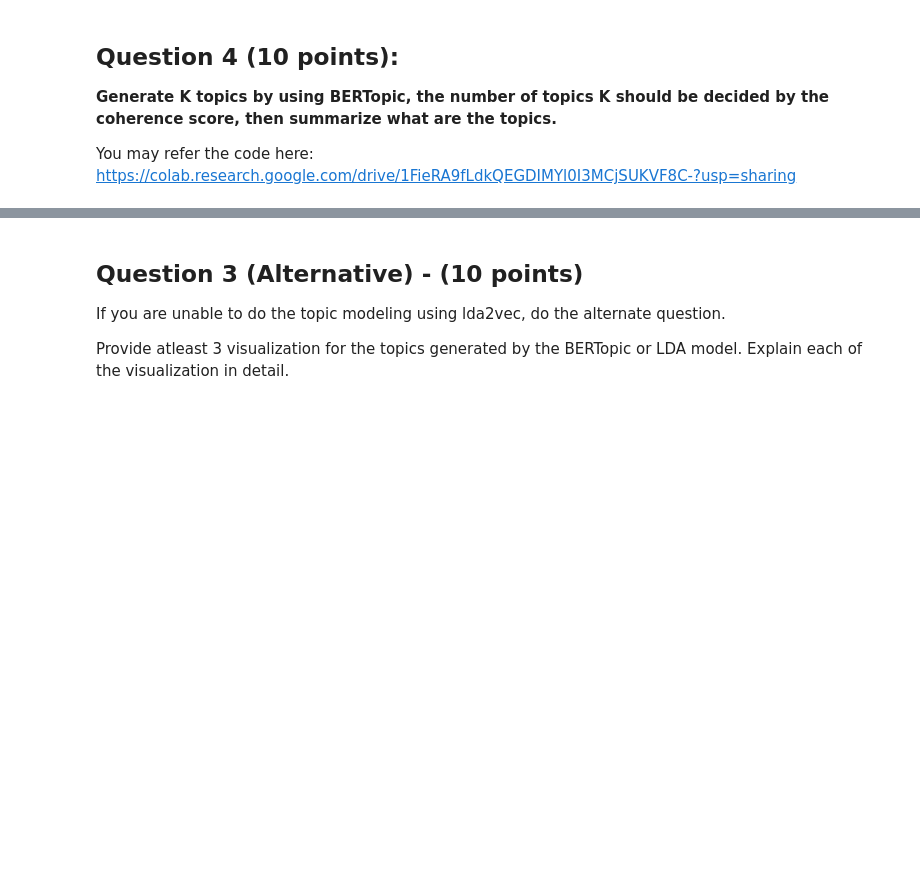
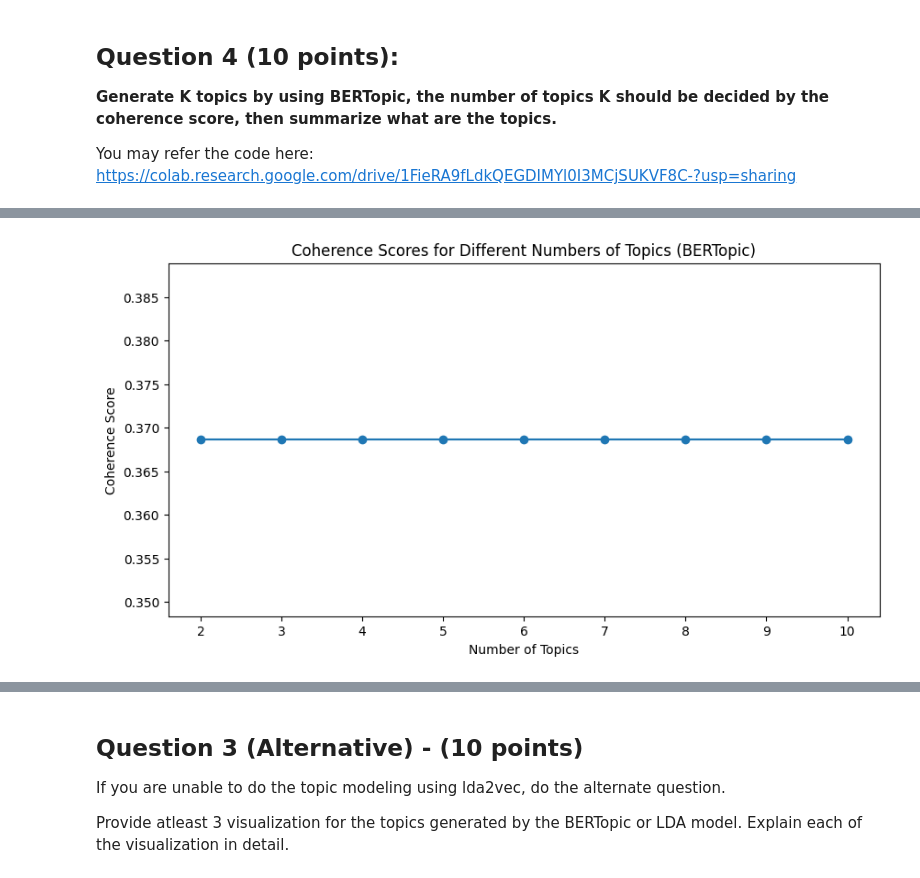
Before and after one commit to Vinuthna06reddy/VinuthnaReddy_INFO5731_FALL2024, a Jupyter notebook: INFO5731_Exercise_4_Updated.ipynb, the cells around one changed output, grey strips where cells are left out. Saved outputs shown, nothing was run; the diff lists cells and outputs as text; code cells hidden in the pictures; blank space fills up the shorter version.

```diff
--- a/INFO5731_Exercise_4_Updated.ipynb
+++ b/INFO5731_Exercise_4_Updated.ipynb
@@ -391,0 +308,89 @@ Topic 1: No keywords available.
+# %%
+# Install necessary libraries
+!pip install bertopic
+!pip install nltk
+!pip install pandas
+!pip install gensim
+!pip install umap-learn
+!pip install scikit-learn
+
+import pandas as pd
+from bertopic import BERTopic
+from gensim.corpora import Dictionary
+from gensim.models.coherencemodel import CoherenceModel
+from nltk.corpus import stopwords
+from nltk.tokenize import word_tokenize
+import nltk
+import matplotlib.pyplot as plt
+
+# Download stopwords
+nltk.download('stopwords')
+nltk.download('punkt')
+
+# Load your dataset
+data = pd.read_csv('/content/dune_2_reviews.csv')  # Replace with your data file
+text_column = 'Review Content'  # Adjust to match your column name
+
+# Preprocess the text data
+def preprocess_text(texts):
+    stop_words = set(stopwords.words('english'))
+    processed_texts = []
+    for text in texts:
+        tokens = word_tokenize(text.lower())
+        tokens = [word for word in tokens if word.isalpha() and word not in stop_words]
+        processed_texts.append(tokens)  # Keep as token list for coherence calculation
+    return processed_texts
+
+# Process documents
+documents = preprocess_text(data[text_column].values.tolist())
+
+# Create and fit the BERTopic model
+topic_model = BERTopic()
+topic_model.fit([" ".join(doc) for doc in documents])  # Join tokens to fit the model
+
+# Define function to calculate coherence for BERTopic
+def compute_coherence_bertopic(model, texts):
+    topics = model.get_topics()
+    topic_words = [[word for word, _ in topics[topic]] for topic in topics if topic != -1]
+
+    # Create a Dictionary for coherence calculation
+    dictionary = Dictionary(texts)
+    coherence_model = CoherenceModel(topics=topic_words, texts=texts, dictionary=dictionary, coherence='c_v')
+    return coherence_model.get_coherence()
+
+# Range of topics to evaluate
+topic_range = range(2, 11)
+coherence_values = []
+
+for k in topic_range:
+    # Reduce the number of topics - ensure we provide strings
+    reduced_model = topic_model.reduce_topics([" ".join(doc) for doc in documents], nr_topics=k)
+
+    # Calculate coherence score
+    coherence = compute_coherence_bertopic(reduced_model, [doc for doc in documents])  # Pass list of tokens
+    coherence_values.append(coherence)
+    print(f"Coherence Score for {k} topics: {coherence}")
+
+# Plot coherence values to find the optimal K
+plt.figure(figsize=(10, 5))
+plt.plot(topic_range, coherence_values, marker='o')
+plt.xlabel("Number of Topics")
+plt.ylabel("Coherence Score")
+plt.title("Coherence Scores for Different Numbers of Topics (BERTopic)")
+plt.show()
+
+# Find the optimal number of topics
+optimal_k = topic_range[coherence_values.index(max(coherence_values))]
+print(f"\nOptimal number of topics: {optimal_k}")
+
+# Final BERTopic model with optimal number of topics
+optimal_model = topic_model.reduce_topics([" ".join(doc) for doc in documents], nr_topics=optimal_k)
+
+# Print topic summaries
+topics = optimal_model.get_topics()
+print("\nSummary of Topics:")
+for topic_num, words in topics.items():
+    if topic_num != -1:  # Ignore outliers
+        topic_keywords = ", ".join([word for word, _ in words[:10]])
+        print(f"Topic {topic_num}: {topic_keywords}")
+# %% [output]
@@ -391,0 +427 @@ Topic 1: No keywords available.
+[figure, added]
```
Also changed, not shown: parts of 8 cells of this notebook.
